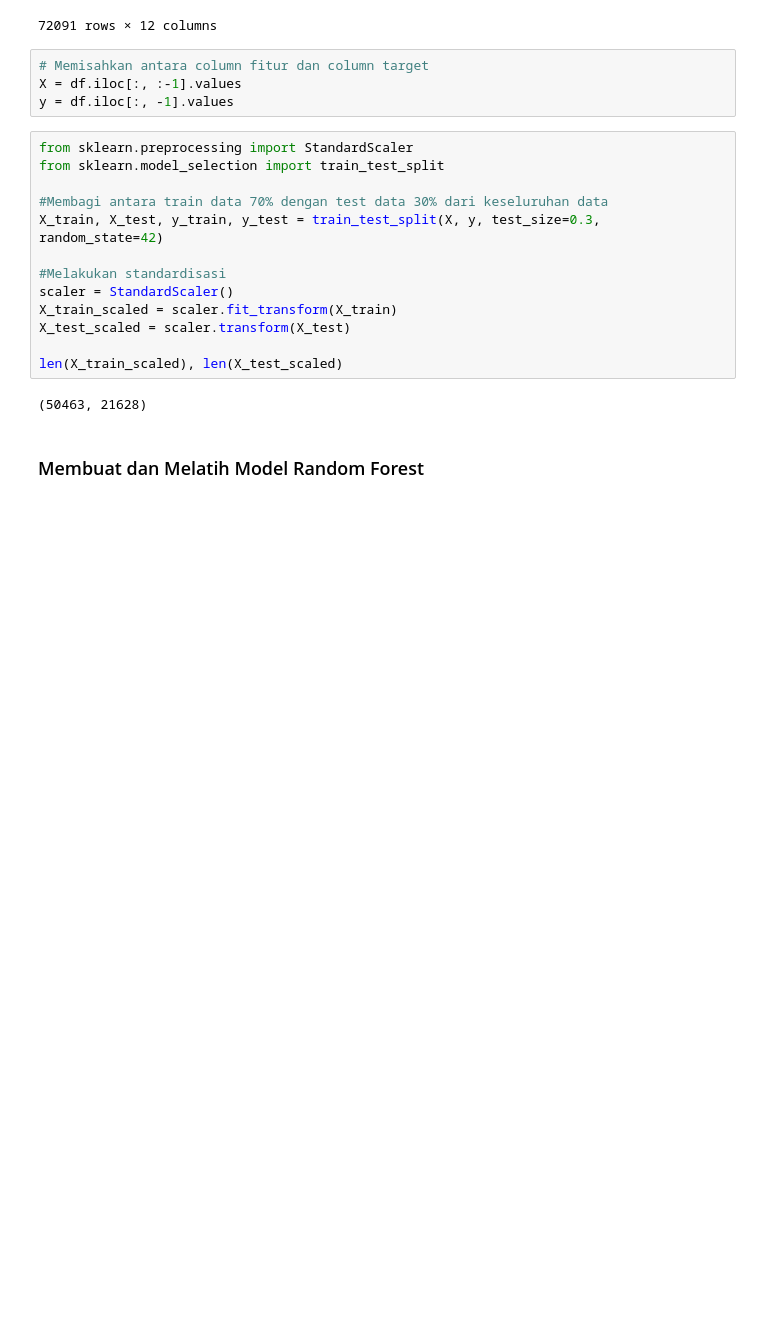
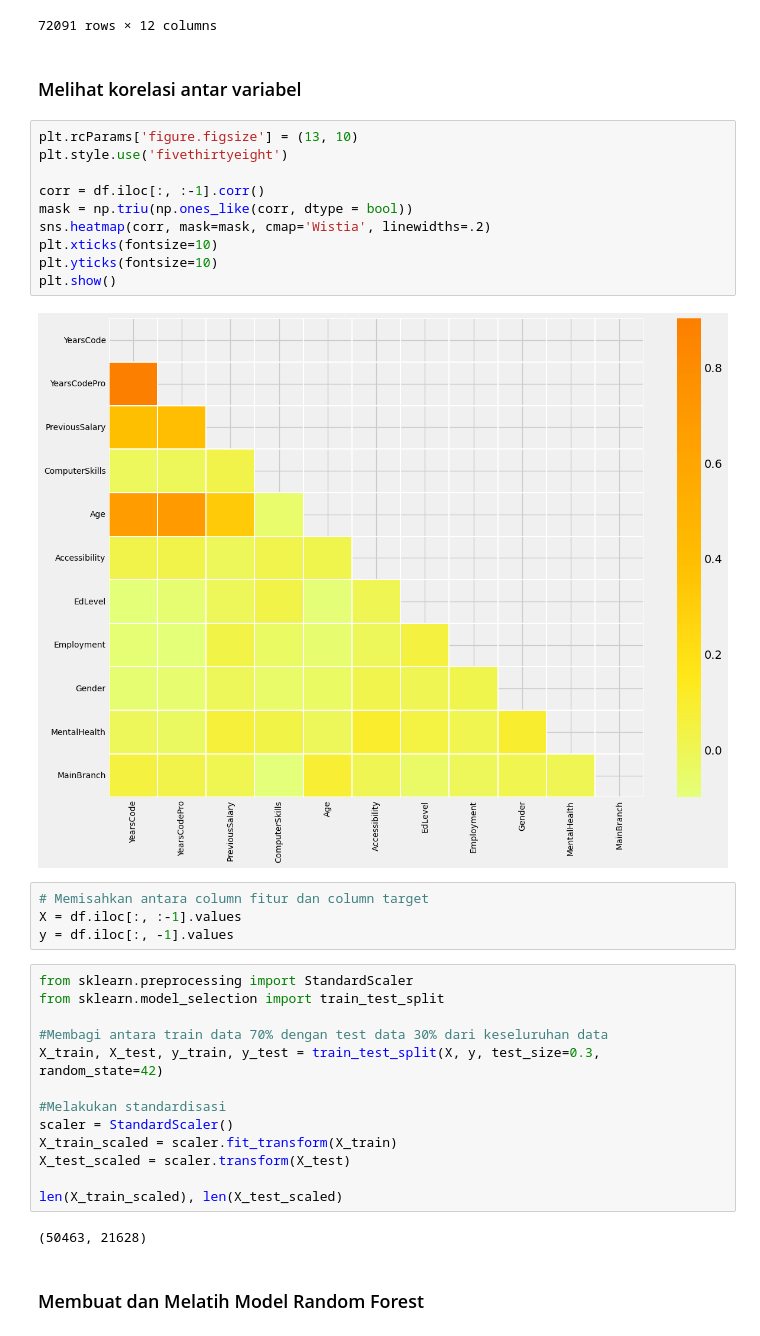
Before and after one commit to teguhrzo/ProjectMachineLearning, a Jupyter notebook: project_ml.ipynb, the cells around one changed output. Drawn from its saved outputs; the diff is of its cells as text; blank space fills up the shorter version.

Commit message:
+ Heatmap Korelasi

```diff
--- a/project_ml.ipynb
+++ b/project_ml.ipynb
@@ -164,6 +160,20 @@ df
 | 73459 | 4 | 3 | 57720.0 | 12 | 0 | 0 | 4 | 1 | ... |
 | 73460 | 5 | 1 | 70000.0 | 15 | 0 | 1 | 4 | 1 | ... |
 72091 rows × 12 columns
+# %% [markdown]
+### Melihat korelasi antar variabel
+# %%
+plt.rcParams['figure.figsize'] = (13, 10)
+plt.style.use('fivethirtyeight')
+
+corr = df.iloc[:, :-1].corr()
+mask = np.triu(np.ones_like(corr, dtype = bool))
+sns.heatmap(corr, mask=mask, cmap='Wistia', linewidths=.2)
+plt.xticks(fontsize=10)
+plt.yticks(fontsize=10)
+plt.show()
+# %% [output]
+[figure, added]
 # %%
 # Memisahkan antara column fitur dan column target
 X = df.iloc[:, :-1].values
```
Also changed, not shown: parts of 1 cell of this notebook.
